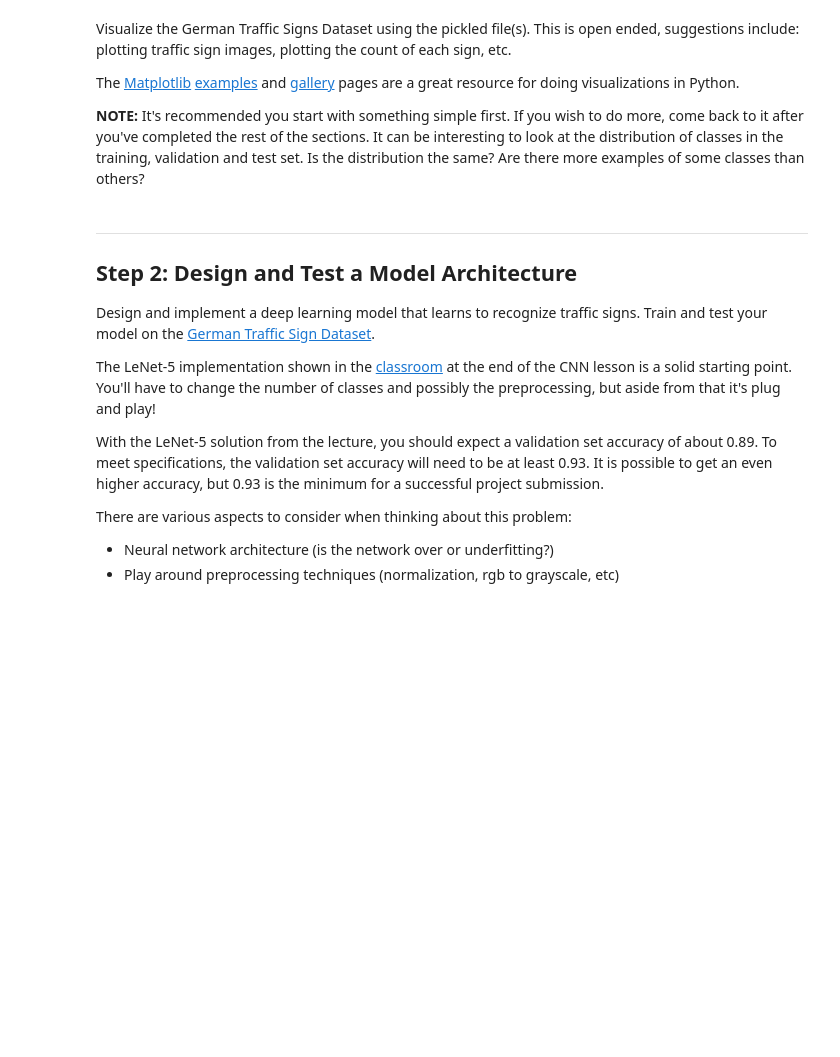
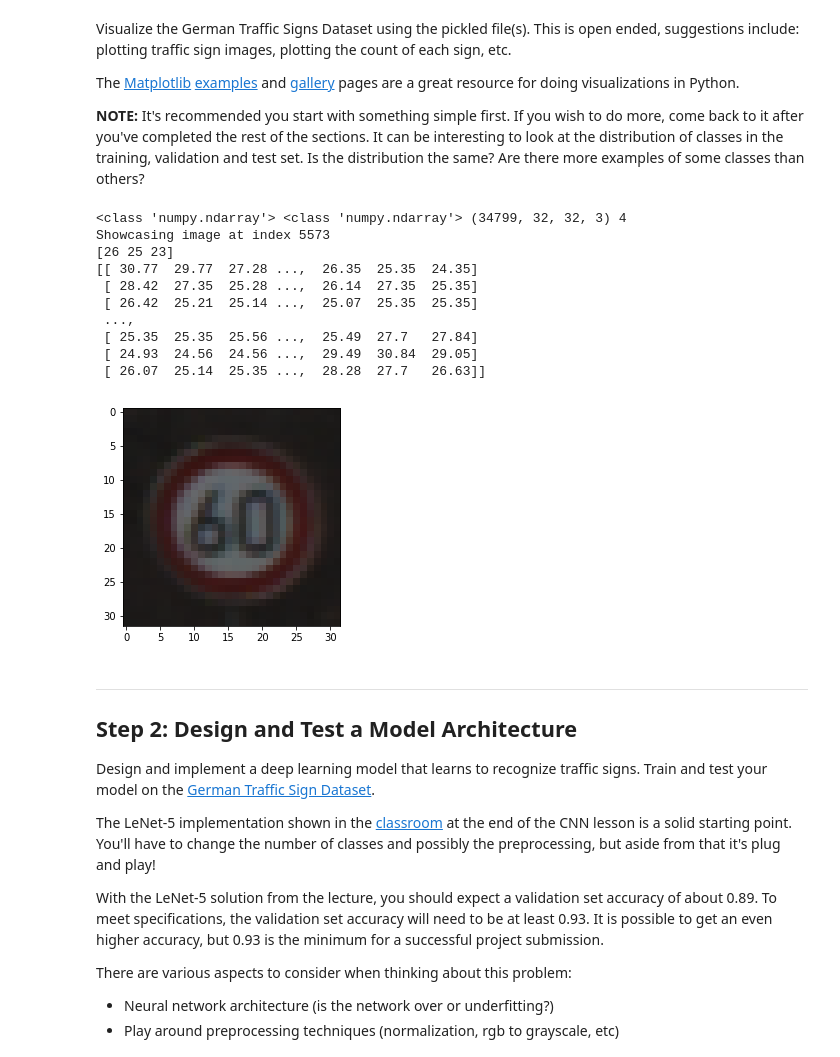
Before and after one commit to sameerppatil/traffic-sign-classifier, a Jupyter notebook: Traffic_Sign_Classifier.ipynb, the cells around one changed output. Cells and saved outputs as stored; diff of their text form; code cells hidden in the pictures; blank space fills up the shorter version.

```diff
--- a/Traffic_Sign_Classifier.ipynb
+++ b/Traffic_Sign_Classifier.ipynb
@@ -26,8 +26,8 @@ import pickle, os
 # TODO: Fill this in based on where you saved the training and testing data
 
 curr_dir = os.getcwd()
-data_dir = os.path.dirname(curr_dir) + "/" + "traffic-signs-data"
-
+# data_dir = os.path.dirname(curr_dir) + "/" + "sign-data"
+data_dir = "/home/sameerpatil38/mygarage/sign_data"
 data_files = ["train.p", "valid.p", "test.p" ]
 
 training_file = data_dir + "/" + data_files[0]
@@ -124,9 +124,31 @@ The [Matplotlib](http://matplotlib.org/) [examples](http://matplotlib.org/exampl
 # %%
 ### Data exploration visualization code goes here.
 ### Feel free to use as many code cells as needed.
 import matplotlib.pyplot as plt
+from random import randint
 # Visualizations will be shown in the notebook.
 %matplotlib inline
+
+rand_idx = randint(1,len(X_train))
+
+print (type(X_train[rand_idx]), type(X_train), X_train.shape, X_train.ndim)
+image = X_train[rand_idx].squeeze()
+print ("Showcasing image at index %s" % rand_idx)
+plt.imshow(image)
+print (X_train[rand_idx][3][4])
+print (X_train_grayscale[rand_idx])
+# %% [output]
+<class 'numpy.ndarray'> <class 'numpy.ndarray'> (34799, 32, 32, 3) 4
+Showcasing image at index 5573
+[26 25 23]
+[[ 30.77  29.77  27.28 ...,  26.35  25.35  24.35]
+ [ 28.42  27.35  25.28 ...,  26.14  27.35  25.35]
+ [ 26.42  25.21  25.14 ...,  25.07  25.35  25.35]
+ ...,
+ [ 25.35  25.35  25.56 ...,  25.49  27.7   27.84]
+ [ 24.93  24.56  24.56 ...,  29.49  30.84  29.05]
+ [ 26.07  25.14  25.35 ...,  28.28  27.7   26.63]]
+[figure, added]
 # %% [markdown]
 ----
 
```
Also changed, not shown: parts of 12 cells of this notebook.
